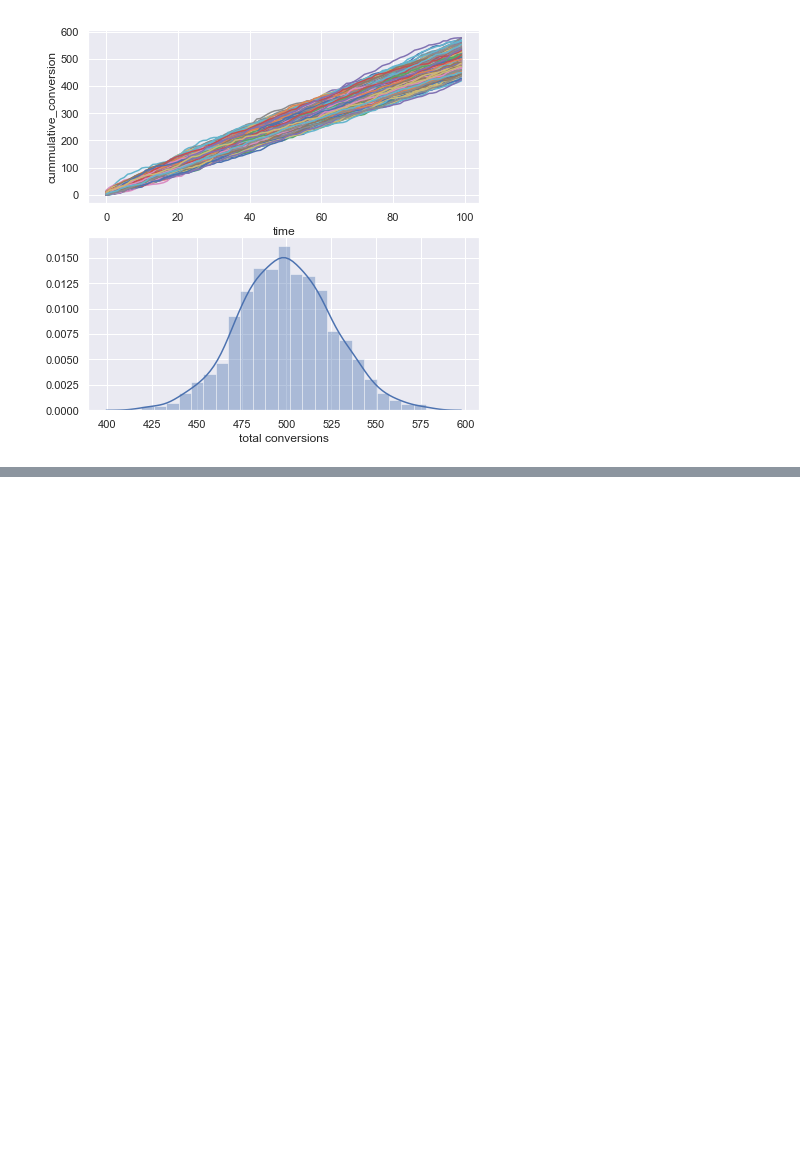
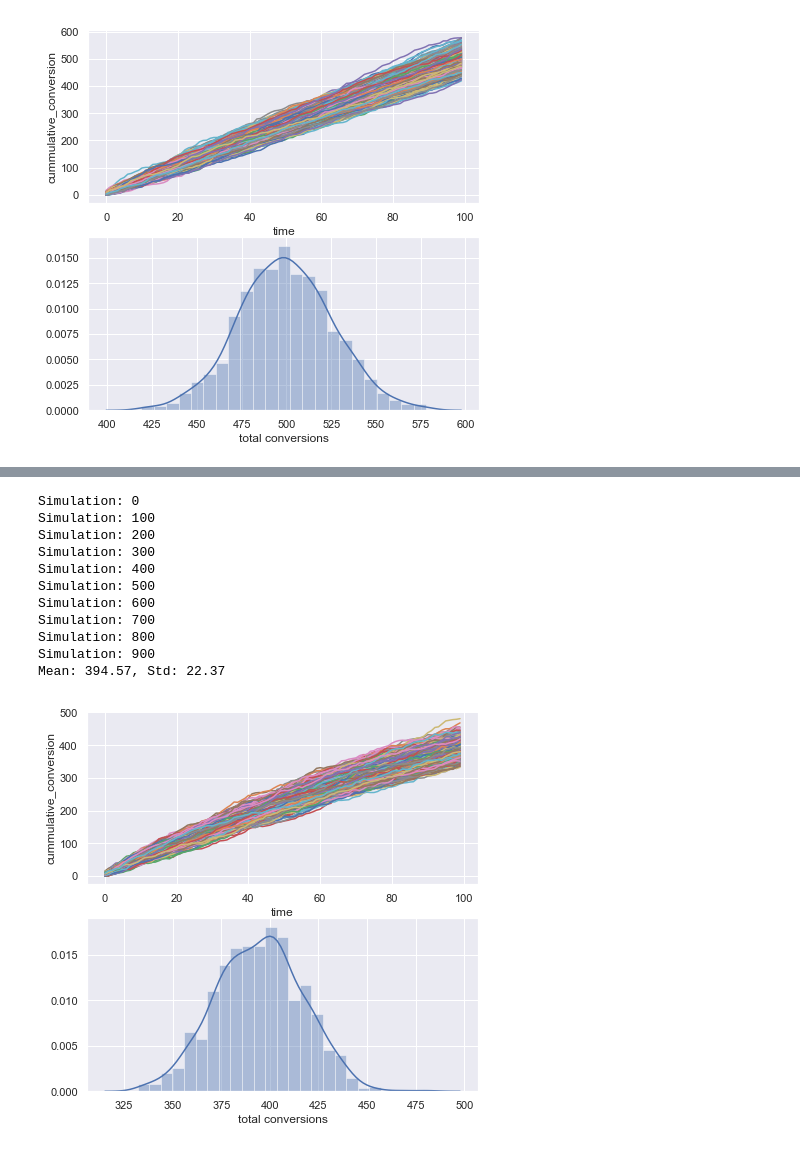
Before and after one commit to imrehg/mc-model-playground, a Jupyter notebook: experiment1.ipynb, the cells around one changed output, grey strips where cells are left out. Drawn from its saved outputs; the diff is of its cells as text; code cells hidden in the pictures; blank space fills up the shorter version.

```diff
--- a/experiment1.ipynb
+++ b/experiment1.ipynb
@@ -237,0 +290,34 @@ Mean: 499.534, Std: 26.16
+# %%
+np.random.seed(0)
+
+repeats = 1000
+f, axes = plt.subplots(2, 1, figsize=(7, 7))
+v = visitors2.rvs(repeats)
+c = conversion2.rvs(repeats)
+finals = np.zeros(repeats)
+
+for i in range(repeats):
+    if i % 100 == 0:
+        # To show progress
+        print("Simulation: {}".format(i))
+    res = probabilistic_dist2(visitors2, conversion2, churn, initial_users, timesteps)
+    finals[i] = res['cummulative_conversion'].tail(1)
+    sns.lineplot(x="time", y="cummulative_conversion", data=res, ax=axes[0])
+
+total_conversion = pd.Series(finals, name="total conversions")
+sns.distplot(total_conversion, ax=axes[1]);
+
+print("Mean: {0}, Std: {1:.4}".format(np.mean(finals), np.std(finals)))
+# %% [output]
+Simulation: 0
+Simulation: 100
+Simulation: 200
+Simulation: 300
+Simulation: 400
+Simulation: 500
+Simulation: 600
+Simulation: 700
+Simulation: 800
+Simulation: 900
+Mean: 394.57, Std: 22.37
+[figure, added]
```
Also changed, not shown: parts of 2 cells of this notebook.
